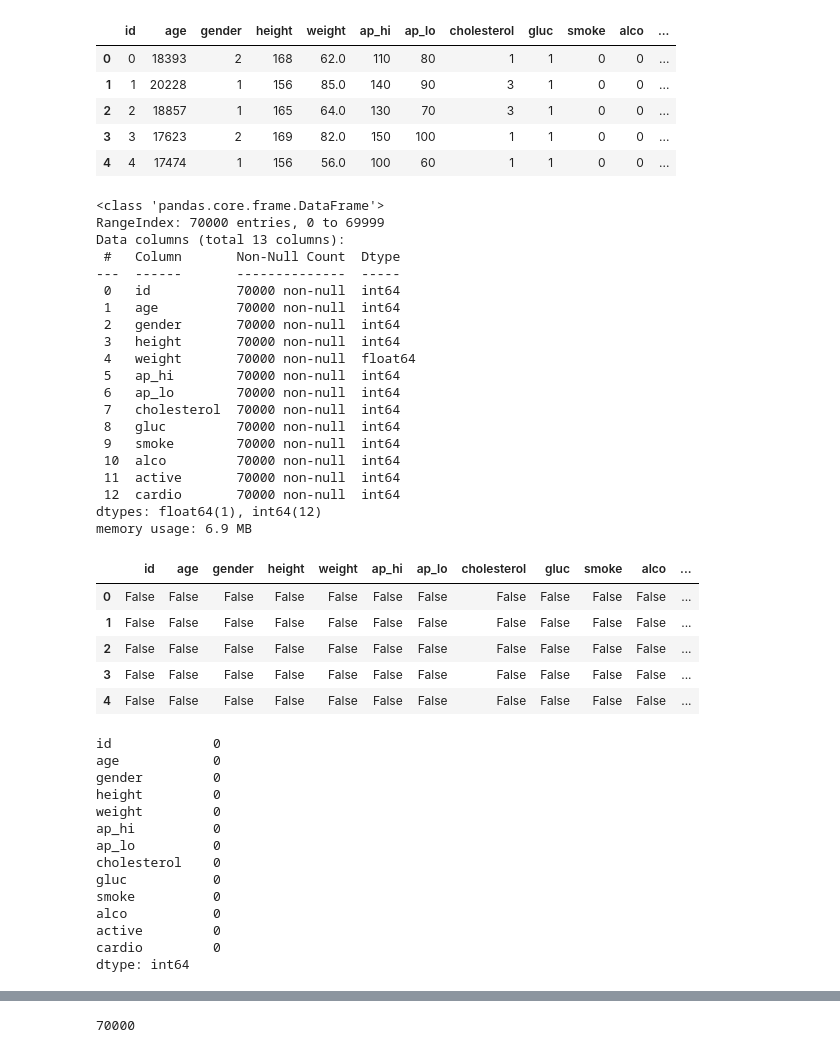
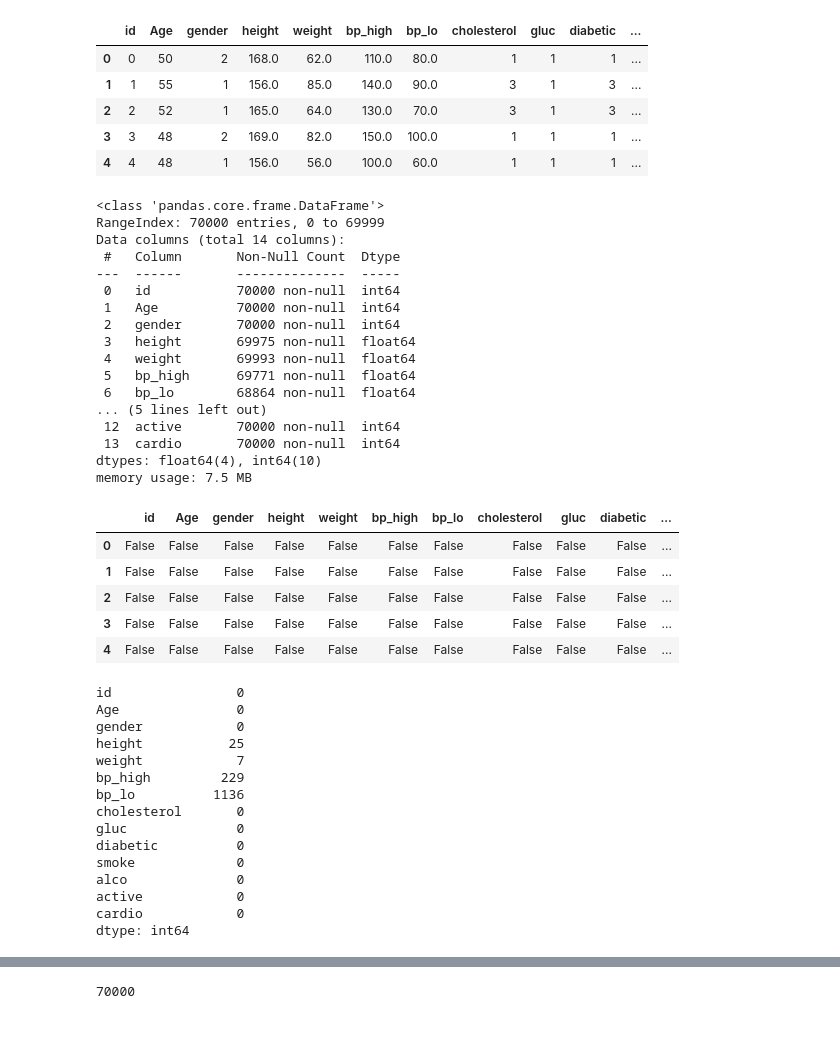
Before and after one commit to prakash-pun/heart-disease-prediction, a Jupyter notebook: notebooks/alco.ipynb, the cells around one changed output, grey strips where cells are left out. Saved outputs shown, nothing was run; the diff lists cells and outputs as text; code cells hidden in the pictures.

Commit message:
train and test data wip

```diff
--- a/notebooks/alco.ipynb
+++ b/notebooks/alco.ipynb
@@ -3,63 +3,61 @@
 import pandas as pd
 import matplotlib.pyplot as plt
 # %%
-df = pd.read_csv('../data/prakash_cardio_data.csv', sep=';')
+df = pd.read_csv('../data/cleaned_data.csv')
 df.head()
 # %% [output]
-|  | id | age | gender | height | weight | ap_hi | ap_lo | cholesterol | gluc | smoke | alco | ... |
-| 0 | 0 | 18393 | 2 | 168 | 62.0 | 110 | 80 | 1 | 1 | 0 | 0 | ... |
-| 1 | 1 | 20228 | 1 | 156 | 85.0 | 140 | 90 | 3 | 1 | 0 | 0 | ... |
-| 2 | 2 | 18857 | 1 | 165 | 64.0 | 130 | 70 | 3 | 1 | 0 | 0 | ... |
-| 3 | 3 | 17623 | 2 | 169 | 82.0 | 150 | 100 | 1 | 1 | 0 | 0 | ... |
-| 4 | 4 | 17474 | 1 | 156 | 56.0 | 100 | 60 | 1 | 1 | 0 | 0 | ... |
+|  | id | Age | gender | height | weight | bp_high | bp_lo | cholesterol | gluc | diabetic | ... |
+| 0 | 0 | 50 | 2 | 168.0 | 62.0 | 110.0 | 80.0 | 1 | 1 | 1 | ... |
+| 1 | 1 | 55 | 1 | 156.0 | 85.0 | 140.0 | 90.0 | 3 | 1 | 3 | ... |
+| 2 | 2 | 52 | 1 | 165.0 | 64.0 | 130.0 | 70.0 | 3 | 1 | 3 | ... |
+| 3 | 3 | 48 | 2 | 169.0 | 82.0 | 150.0 | 100.0 | 1 | 1 | 1 | ... |
+| 4 | 4 | 48 | 1 | 156.0 | 56.0 | 100.0 | 60.0 | 1 | 1 | 1 | ... |
 # %%
 df.info()
 # %% [output]
 <class 'pandas.core.frame.DataFrame'>
 RangeIndex: 70000 entries, 0 to 69999
-Data columns (total 13 columns):
+Data columns (total 14 columns):
  #   Column       Non-Null Count  Dtype
 ---  ------       --------------  -----
  0   id           70000 non-null  int64
- 1   age          70000 non-null  int64
+ 1   Age          70000 non-null  int64
  2   gender       70000 non-null  int64
- 3   height       70000 non-null  int64
- 4   weight       70000 non-null  float64
- 5   ap_hi        70000 non-null  int64
- 6   ap_lo        70000 non-null  int64
- 7   cholesterol  70000 non-null  int64
- 8   gluc         70000 non-null  int64
- 9   smoke        70000 non-null  int64
- 10  alco         70000 non-null  int64
- 11  active       70000 non-null  int64
- 12  cardio       70000 non-null  int64
-dtypes: float64(1), int64(12)
-memory usage: 6.9 MB
+ 3   height       69975 non-null  float64
+ 4   weight       69993 non-null  float64
+ 5   bp_high      69771 non-null  float64
+ 6   bp_lo        68864 non-null  float64
+... (5 lines left out)
+ 12  active       70000 non-null  int64
+ 13  cardio       70000 non-null  int64
+dtypes: float64(4), int64(10)
+memory usage: 7.5 MB
 # %%
 df.isnull().head(5)
 # %% [output]
-|  | id | age | gender | height | weight | ap_hi | ap_lo | cholesterol | gluc | smoke | alco | ... |
-| 0 | False | False | False | False | False | False | False | False | False | False | False | ... |
-| 1 | False | False | False | False | False | False | False | False | False | False | False | ... |
-| 2 | False | False | False | False | False | False | False | False | False | False | False | ... |
-| 3 | False | False | False | False | False | False | False | False | False | False | False | ... |
-| 4 | False | False | False | False | False | False | False | False | False | False | False | ... |
+|  | id | Age | gender | height | weight | bp_high | bp_lo | cholesterol | gluc | diabetic | ... |
+| 0 | False | False | False | False | False | False | False | False | False | False | ... |
+| 1 | False | False | False | False | False | False | False | False | False | False | ... |
+| 2 | False | False | False | False | False | False | False | False | False | False | ... |
+| 3 | False | False | False | False | False | False | False | False | False | False | ... |
+| 4 | False | False | False | False | False | False | False | False | False | False | ... |
 # %%
 df.isnull().sum()
 # %% [output]
-id             0
-age            0
-gender         0
-height         0
-weight         0
-ap_hi          0
-ap_lo          0
-cholesterol    0
-gluc           0
-smoke          0
-alco           0
-active         0
-cardio         0
+id                0
+Age               0
+gender            0
+height           25
+weight            7
+bp_high         229
+bp_lo          1136
+cholesterol       0
+gluc              0
+diabetic          0
+smoke             0
+alco              0
+active            0
+cardio            0
 dtype: int64
 # %%
 # Alcohol intake | Subjective Feature | alco | binary (0, 1)
```
Also changed, not shown: parts of 1 cell of this notebook, 10 other files.
